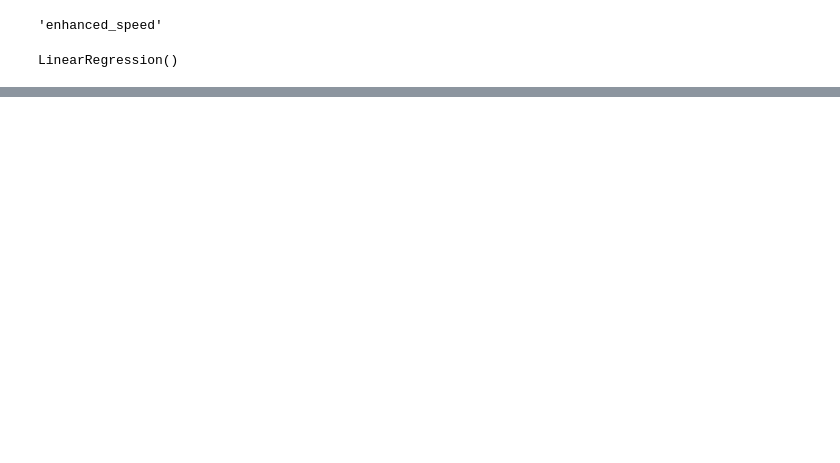
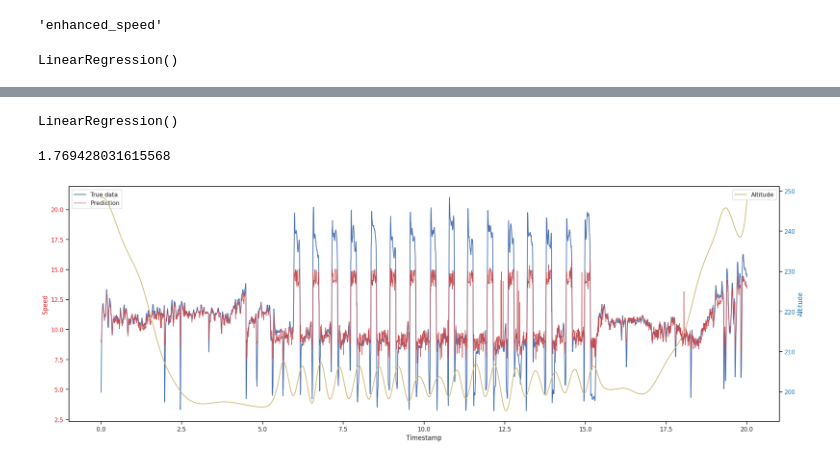
Before and after one commit to VojtaZahradnik/master_thesis, a Jupyter notebook: src/research/scikit.ipynb, the cells around one changed output, grey strips where cells are left out. Cells and saved outputs as stored; diff of their text form; code cells hidden in the pictures; blank space fills up the shorter version.

```diff
--- a/src/research/scikit.ipynb
+++ b/src/research/scikit.ipynb
@@ -66,0 +82,15 @@ fig = evl.plot(df=test_df,pred=y_pred,endog='enhanced_speed',true_data=speed)
+# %%
+linreg = LinearRegression()
+linreg.fit(train_df_ofs[cols_ofs], speed_train)
+# %% [output]
+LinearRegression()
+# %%
+y_pred_ofs = linreg.predict(valid_df_ofs[cols_ofs])
+y_pred_ofs = [x if x > 6 else np.mean(y_pred_ofs) for x in y_pred_ofs]
+print(evl.rmse(actual=speed_valid,predicted=y_pred_ofs))
+# %% [output]
+1.769428031615568
+# %%
+fig = evl.plot(df=valid_df,pred=y_pred_ofs,endog='enhanced_speed',true_data=speed_valid)
+# %% [output]
+[figure, added]
```
Also changed, not shown: parts of 16 cells of this notebook, 2 other files.
